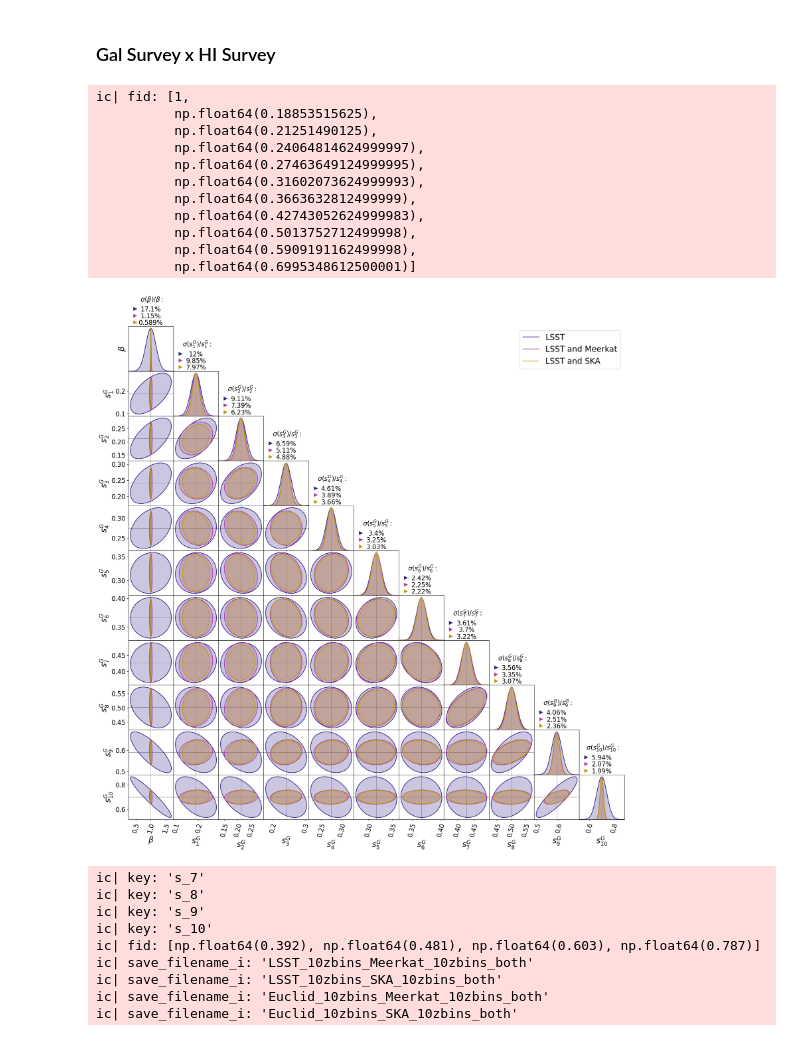
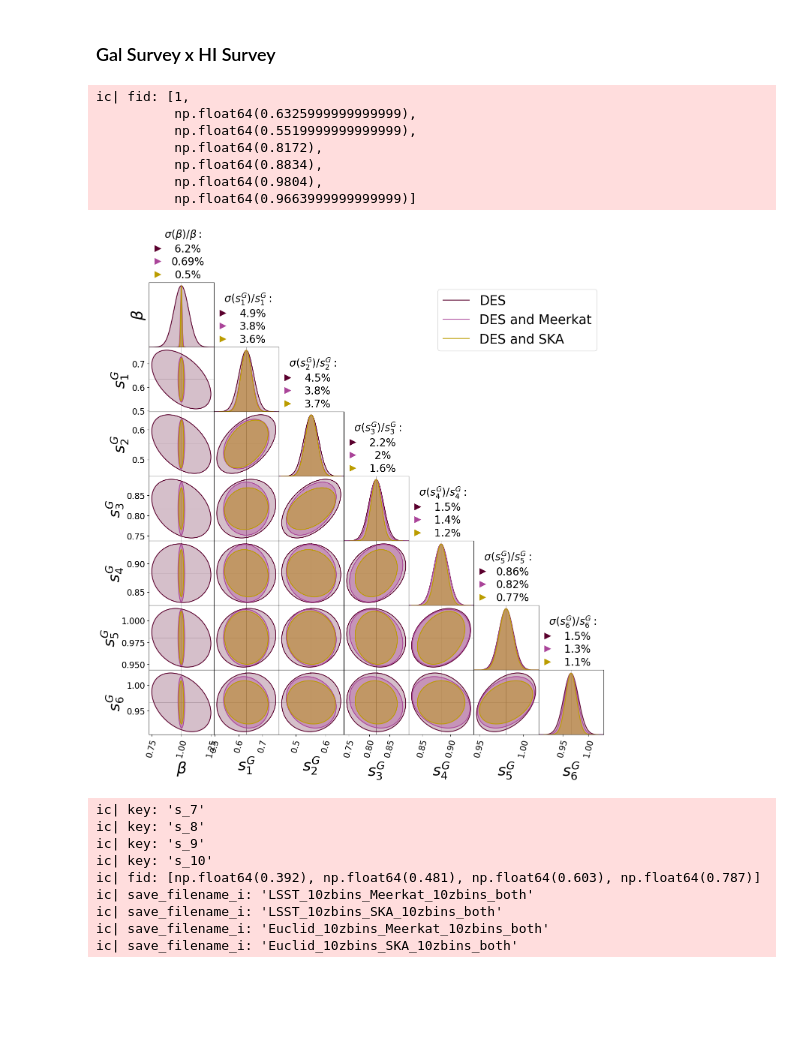
Before and after one commit to GreenTS27/Photo_Surveys-HI_IM-Fisher_Matrix, a Jupyter notebook: Fisher_Matrix_C_ell_vs_w_t.ipynb, the cells around one changed output. Drawn from its saved outputs; the diff is of its cells as text; code cells hidden in the pictures; blank space fills up the shorter version.

```diff
--- a/Fisher_Matrix_C_ell_vs_w_t.ipynb
+++ b/Fisher_Matrix_C_ell_vs_w_t.ipynb
@@ -2292,7 +2313,7 @@ ic(len(ells))
 
 
 theta_val = theta_min
-theta_step = 1
+theta_step = 2
 N_thetas = int((theta_max - theta_min)/theta_step) +1
 ic(N_thetas)
 thetas = np.empty( N_thetas )
@@ -2526,7 +2551,8 @@ ic| save_filename: 'LSST_10zbins_SKA_5zbins_both'
 #                                 full_l_min, l_min, full_l_max, l_max, dic_f_sky, dic_Gal_HI_id=dic_Gal_HI_id,
 #                                 ell_step=ell_step, verbose=True)
 # list_CosmP_log = [ "H0", "Ob", "Ocdm", "As"]
-list_CosmP_log = [ "H0", "Ob", "Ocdm", "As" ]
+list_CosmP_log = [ "As" ]
+# list_CosmP_log = [ ]
 
 Fish_Cl_full = Fisher_Matrix_Cl_better(Data_arr_indices_full, dic_Cosm_param, Cov_Matrix_both, dic_derivatives_both,
                                 full_l_min, l_min, full_l_max, l_max, dic_f_sky, dic_Gal_HI_id=dic_Gal_HI_id,
@@ -2626,7 +2673,8 @@ with open(F"{folder_name}FisherM_deriv_full_{save_filename}.pkl", 'rb') as file:
     dic_derivatives_full = pickle.load(file)
 
 
-list_CosmP_log = [ "H0", "Ob", "Ocdm", "As" ]
+# list_CosmP_log = [ "H0", "Ob", "Ocdm", "As" ]
+list_CosmP_log = [ "As" ]
 Fish_w_full = Fisher_Matrix_w(Data_arr_indices_full, ells, thetas, Pol_Legend, dic_Cosm_param, Cov_Matrix_full,
                               dic_derivatives_full, dic_f_sky,
                               dic_Gal_HI_id=dic_Gal_HI_id, list_CosmP_log=list_CosmP_log, verbose=True)
@@ -2660,7 +2708,7 @@ for i,key in enumerate(dic_Cosm_param.keys()):
     else:
         Key_value = dic_Cosm_param[key][1]
 
-    err_percent = np.sqrt(np.diagonal(Inv_FM_Cell)[i]) / np.abs(Key_value) *100
+    err_percent = np.sqrt(np.diagonal(Inv_FM_w)[i]) / np.abs(Key_value) *100
     # err_percent = np.sqrt(np.diagonal(Inv_FM_Cell)[i]) / np.abs(dic_Cosm_param[key][1]) *100
     print(key,   f"{err_percent:.3f}"  )
 # %% [output]
@@ -2841,6 +2884,9 @@ par = [
     r"$s^G_8$",
     r"$s^G_9$",
     r"$s^G_{10}$",
+    r"$s^G_{11}$",
+    r"$s^G_{12}$",
+    r"$s^G_{13}$",
     ]
 par_titles = par
 
@@ -2868,7 +2914,7 @@ HI_Colors = ["#AA4499",
 # list_colors = [ HI_Colors[0], HI_Colors[1] ]
 # list_colors = [ Galaxy_Colors[4], Galaxy_Colors[5] ]
 
-list_colors = [ Galaxy_Colors[4], HI_Colors[0], HI_Colors[1] ]
+list_colors = [ Galaxy_Colors[0], HI_Colors[0], HI_Colors[1] ]
 # list_colors = [  Galaxy_Colors[0], Galaxy_Colors[2], Galaxy_Colors[4]  ]
 
 
@@ -2876,9 +2922,9 @@ list_colors = [ Galaxy_Colors[4], HI_Colors[0], HI_Colors[1] ]
 
 
 list_Gal_surv = [
-                #  "DES",
+                 "DES",
                 #  "Euclid"
-                 "LSST",
+                #  "LSST",
                  ]
 list_HI_surv  = [
                  "Meerkat",
@@ -2897,43 +2943,52 @@ for Name_Survey_Gal in list_Gal_surv:
         N_bins_Gal = 10
         N_bins_HI  = 5
         if count == 0:
             N_bins_HI  = 0
+        if Name_Survey_HI == "SKA":
+            N_bins_HI  = 11
+
 
         if Name_Survey_Gal == "DES":
             N_bins_Gal = 6
             save_filename_i = f"{Name_Survey_Gal}_{N_bins_Gal}zbins_{Name_Survey_HI}_{N_bins_HI}zbins_{set_name}"
             FIM_Cl_full_i = np.loadtxt(open(F"{folder_name}FisherM_Cl_full_{save_filename_i}.csv", "rb"), delimiter=" ", skiprows=0)
             Fishers.append( np.linalg.inv(np.linalg.inv(FIM_Cl_full_i) [6:13,6:13]))
+        elif Name_Survey_Gal == "Euclid":
+            N_bins_Gal = 13
+            save_filename_i = f"{Name_Survey_Gal}_{N_bins_Gal}zbins_{Name_Survey_HI}_{N_bins_HI}zbins_{set_name}"
+            FIM_Cl_full_i = np.loadtxt(open(F"{folder_name}FisherM_Cl_full_{save_filename_i}.csv", "rb"), delimiter=" ", skiprows=0)
+
+            # Only beta and s(z)
+            Fishers.append( np.linalg.inv( np.linalg.inv(FIM_Cl_full_i)[6:,6:] ))
 
         else:
             save_filename_i = f"{Name_Survey_Gal}_{N_bins_Gal}zbins_{Name_Survey_HI}_{N_bins_HI}zbins_{set_name}"
             FIM_Cl_full_i = np.loadtxt(open(F"{folder_name}FisherM_Cl_full_{save_filename_i}.csv", "rb"), delimiter=" ", skiprows=0)
 
             # Only beta and s(z)
             Fishers.append( np.linalg.inv( np.linalg.inv(FIM_Cl_full_i)[6:,6:] ))
 
         if count == 0:
             Flabels.append( f"{Name_Survey_Gal}" )
         else:
             Flabels.append( f"{Name_Survey_Gal} and {Name_Survey_HI}" )
 
         count+=1
 
 CornerPlot( Fishers, fid, par, par_titles, Plot_title, Flabels=Flabels,
             cores=list_colors,
             # Fig_name= name_fig_corner+"_full.png",
-            figure_size=(20,20))
+            figure_size=(14,14),
+            xy_label_size=30,
+            legend_size=25,
+            sigma_title_size=20)
 # %% [output]
 ic| fid: [1,
-          np.float64(0.18853515625),
-          np.float64(0.21251490125),
-          np.float64(0.24064814624999997),
-          np.float64(0.27463649124999995),
-          np.float64(0.31602073624999993),
-          np.float64(0.3663632812499999),
-          np.float64(0.42743052624999983),
-          np.float64(0.5013752712499998),
-          np.float64(0.5909191162499998),
-          np.float64(0.6995348612500001)]
+          np.float64(0.6325999999999999),
+          np.float64(0.5519999999999999),
+          np.float64(0.8172),
+          np.float64(0.8834),
+          np.float64(0.9804),
+          np.float64(0.9663999999999999)]
-[figure, old version]
+[figure, new version]
 # %%
```
Also changed, not shown: parts of 27 cells of this notebook.
